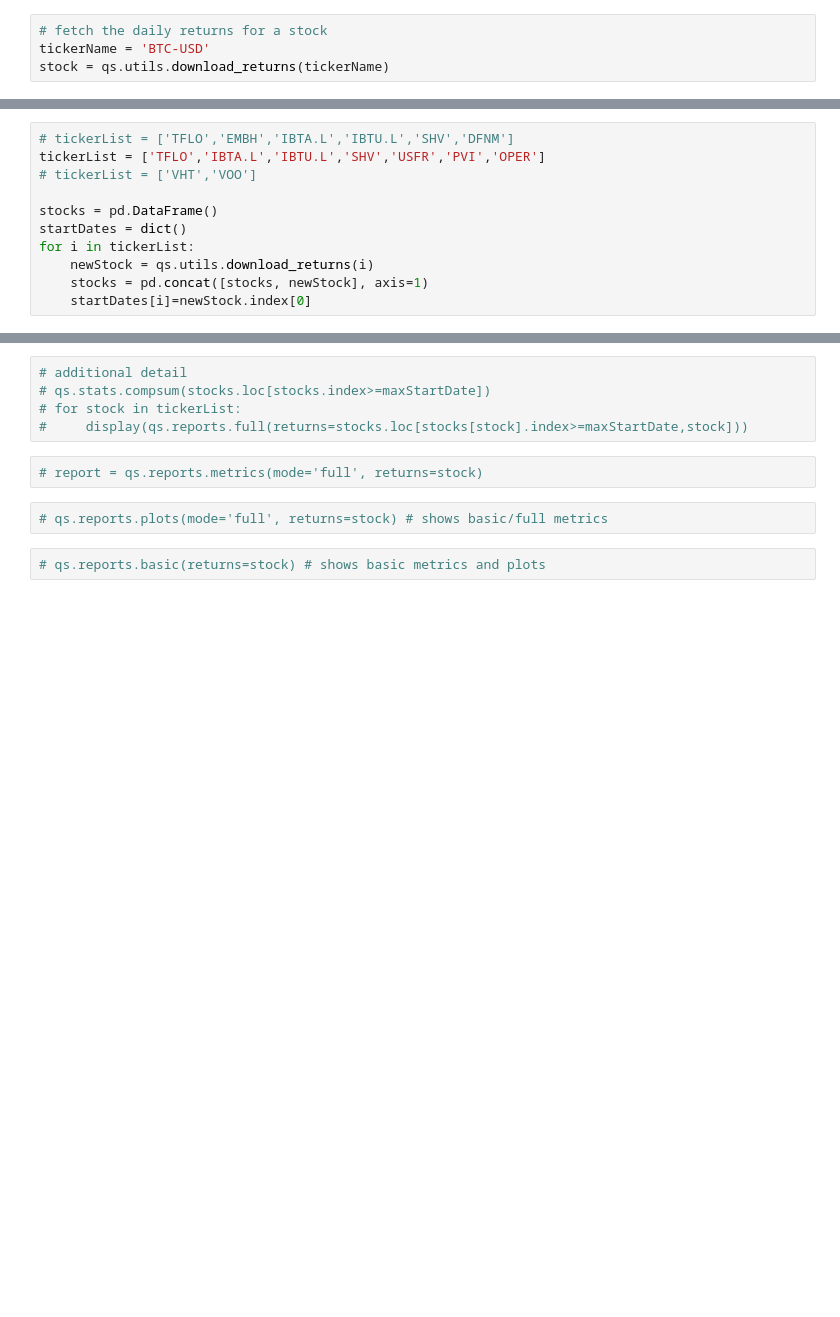
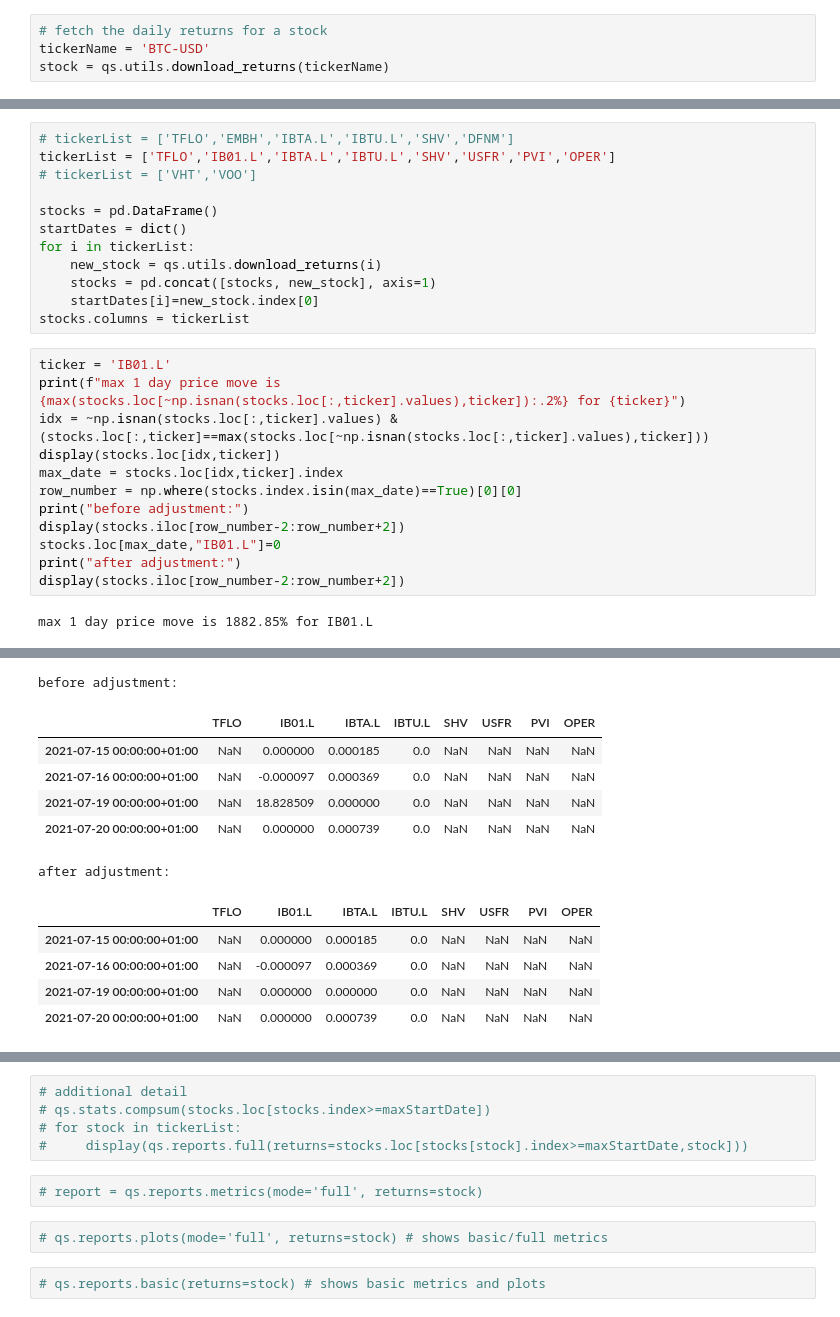
Before and after one commit to wakamex/tradcharts, a Jupyter notebook: stocks.ipynb, the cells around one changed output, grey strips where cells are left out. Saved outputs shown, nothing was run; the diff lists cells and outputs as text; blank space fills up the shorter version.

```diff
--- a/stocks.ipynb
+++ b/stocks.ipynb
@@ -106,11 +108,26 @@ three_signals    cagr=18.94% sharpe=1.247 vol=10.00% sortino=1.950
 # %%
 # tickerList = ['TFLO','EMBH','IBTA.L','IBTU.L','SHV','DFNM']
-tickerList = ['TFLO','IBTA.L','IBTU.L','SHV','USFR','PVI','OPER']
+tickerList = ['TFLO','IB01.L','IBTA.L','IBTU.L','SHV','USFR','PVI','OPER']
 # tickerList = ['VHT','VOO']
 
 stocks = pd.DataFrame()
 startDates = dict()
 for i in tickerList:
-    newStock = qs.utils.download_returns(i)
-    stocks = pd.concat([stocks, newStock], axis=1)
-    startDates[i]=newStock.index[0]
+    new_stock = qs.utils.download_returns(i)
+    stocks = pd.concat([stocks, new_stock], axis=1)
+    startDates[i]=new_stock.index[0]
+stocks.columns = tickerList
+# %%
+ticker = 'IB01.L'
+print(f"max 1 day price move is {max(stocks.loc[~np.isnan(stocks.loc[:,ticker].values),ticker]):.2%} for {ticker}")
+idx = ~np.isnan(stocks.loc[:,ticker].values) & (stocks.loc[:,ticker]==max(stocks.loc[~np.isnan(stocks.loc[:,ticker].values),ticker]))
+display(stocks.loc[idx,ticker])
+max_date = stocks.loc[idx,ticker].index
+row_number = np.where(stocks.index.isin(max_date)==True)[0][0]
+print("before adjustment:")
+display(stocks.iloc[row_number-2:row_number+2])
+stocks.loc[max_date,"IB01.L"]=0
+print("after adjustment:")
+display(stocks.iloc[row_number-2:row_number+2])
+# %% [output]
+max 1 day price move is 1882.85% for IB01.L
@@ -117 +136,13 @@ for i in tickerList:
+before adjustment:
+|  | TFLO | IB01.L | IBTA.L | IBTU.L | SHV | USFR | PVI | OPER |
+| 2021-07-15 00:00:00+01:00 | NaN | 0.000000 | 0.000185 | 0.0 | NaN | NaN | NaN | NaN |
+| 2021-07-16 00:00:00+01:00 | NaN | -0.000097 | 0.000369 | 0.0 | NaN | NaN | NaN | NaN |
+| 2021-07-19 00:00:00+01:00 | NaN | 18.828509 | 0.000000 | 0.0 | NaN | NaN | NaN | NaN |
+| 2021-07-20 00:00:00+01:00 | NaN | 0.000000 | 0.000739 | 0.0 | NaN | NaN | NaN | NaN |
+after adjustment:
+|  | TFLO | IB01.L | IBTA.L | IBTU.L | SHV | USFR | PVI | OPER |
+| 2021-07-15 00:00:00+01:00 | NaN | 0.000000 | 0.000185 | 0.0 | NaN | NaN | NaN | NaN |
+| 2021-07-16 00:00:00+01:00 | NaN | -0.000097 | 0.000369 | 0.0 | NaN | NaN | NaN | NaN |
+| 2021-07-19 00:00:00+01:00 | NaN | 0.000000 | 0.000000 | 0.0 | NaN | NaN | NaN | NaN |
+| 2021-07-20 00:00:00+01:00 | NaN | 0.000000 | 0.000739 | 0.0 | NaN | NaN | NaN | NaN |
 # %%
```
Also changed, not shown: parts of 11 cells of this notebook, 4 other files.
